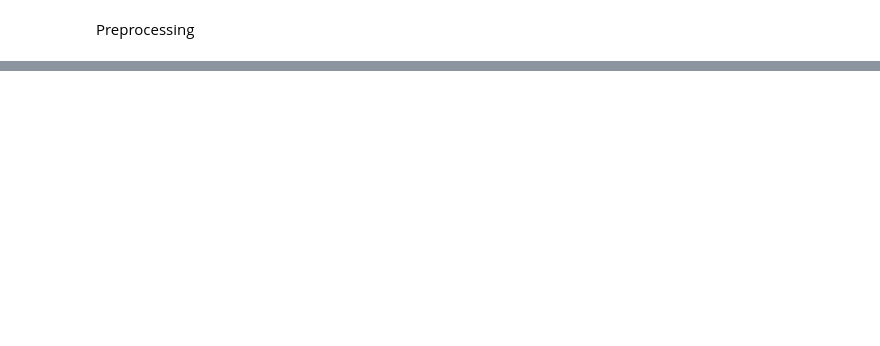
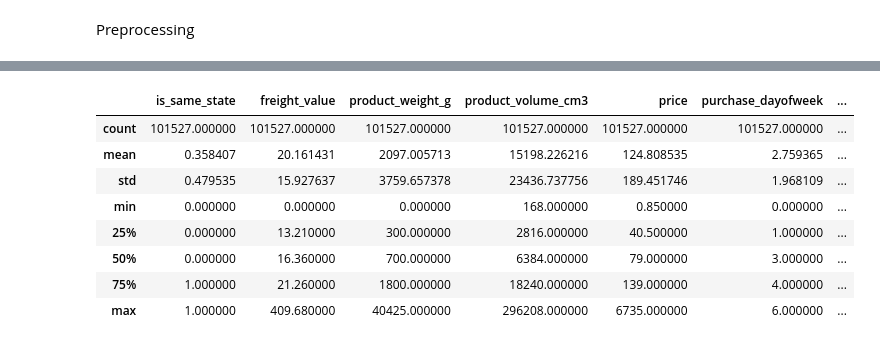
Before and after one commit to RidhoNurFauzi/Predicting-Delivery-Delay-Risks-for-Olist-Brazilian-E-Commerce, a Jupyter notebook: Notebook/Olist_Brazillian_E-Commerce.ipynb, the cells around one changed output, grey strips where cells are left out. Drawn from its saved outputs; the diff is of its cells as text; code cells hidden in the pictures; blank space fills up the shorter version.

```diff
--- a/Notebook/Olist_Brazillian_E-Commerce.ipynb
+++ b/Notebook/Olist_Brazillian_E-Commerce.ipynb
@@ -151,0 +173,4 @@ Preprocessing
+# %%
+main_df.dropna(subset=['product_weight_g', 'product_volume_cm3'], inplace=True)
+main_df['product_category_name_english'] = main_df['product_category_name_english'].fillna('unknown')
+main_df.isnull().sum()
@@ -151,0 +203,2 @@ Preprocessing
+# %%
+main_df.drop_duplicates(inplace=True)
@@ -151,0 +231,12 @@ Preprocessing
+# %%
+main_df.describe()
+# %% [output]
+|  | is_same_state | freight_value | product_weight_g | product_volume_cm3 | price | purchase_dayofweek | ... |
+| count | 101527.000000 | 101527.000000 | 101527.000000 | 101527.000000 | 101527.000000 | 101527.000000 | ... |
+| mean | 0.358407 | 20.161431 | 2097.005713 | 15198.226216 | 124.808535 | 2.759365 | ... |
+| std | 0.479535 | 15.927637 | 3759.657378 | 23436.737756 | 189.451746 | 1.968109 | ... |
+| min | 0.000000 | 0.000000 | 0.000000 | 168.000000 | 0.850000 | 0.000000 | ... |
+| 25% | 0.000000 | 13.210000 | 300.000000 | 2816.000000 | 40.500000 | 1.000000 | ... |
+| 50% | 0.000000 | 16.360000 | 700.000000 | 6384.000000 | 79.000000 | 3.000000 | ... |
+| 75% | 1.000000 | 21.260000 | 1800.000000 | 18240.000000 | 139.000000 | 4.000000 | ... |
+| max | 1.000000 | 409.680000 | 40425.000000 | 296208.000000 | 6735.000000 | 6.000000 | ... |
```
Also changed, not shown: parts of 9 cells of this notebook.
